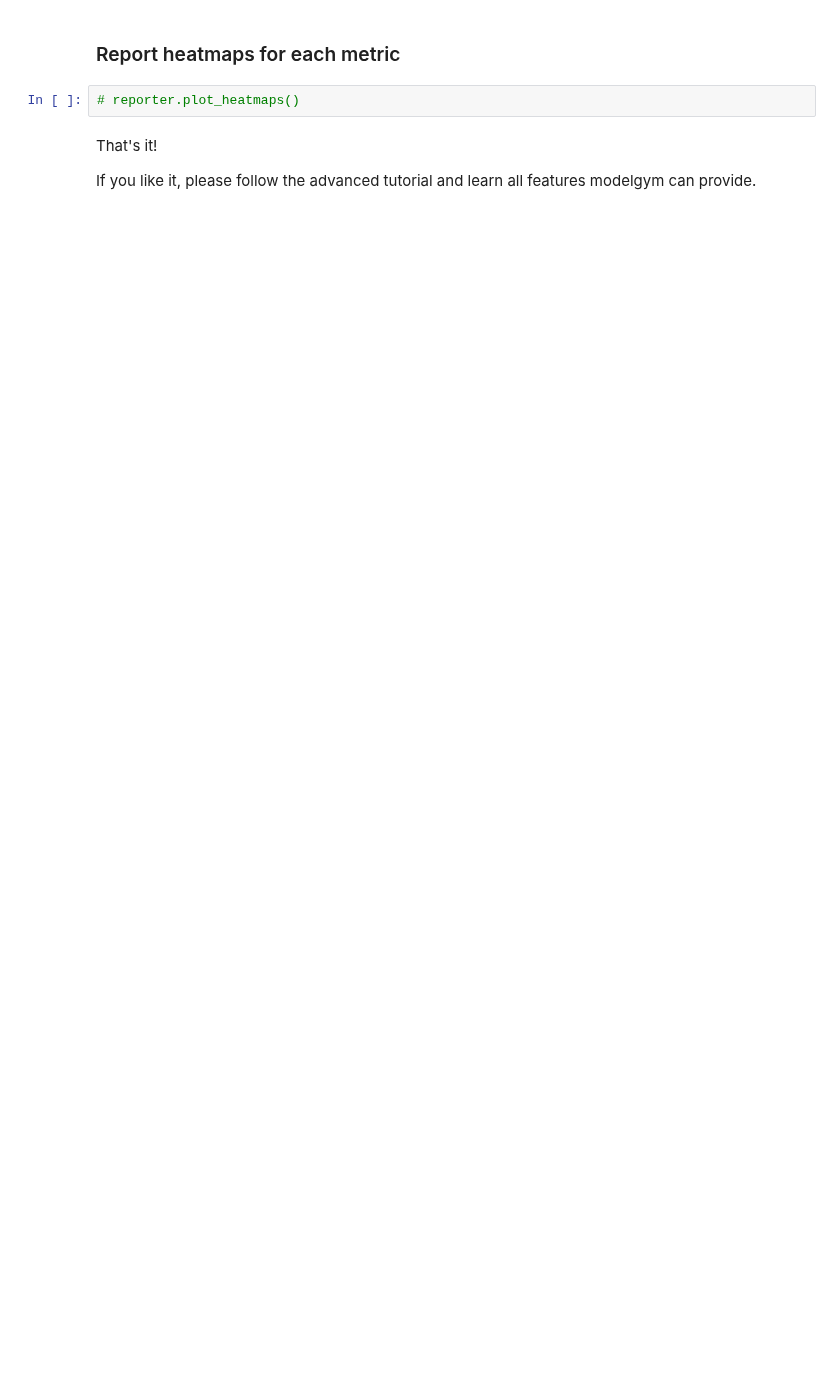
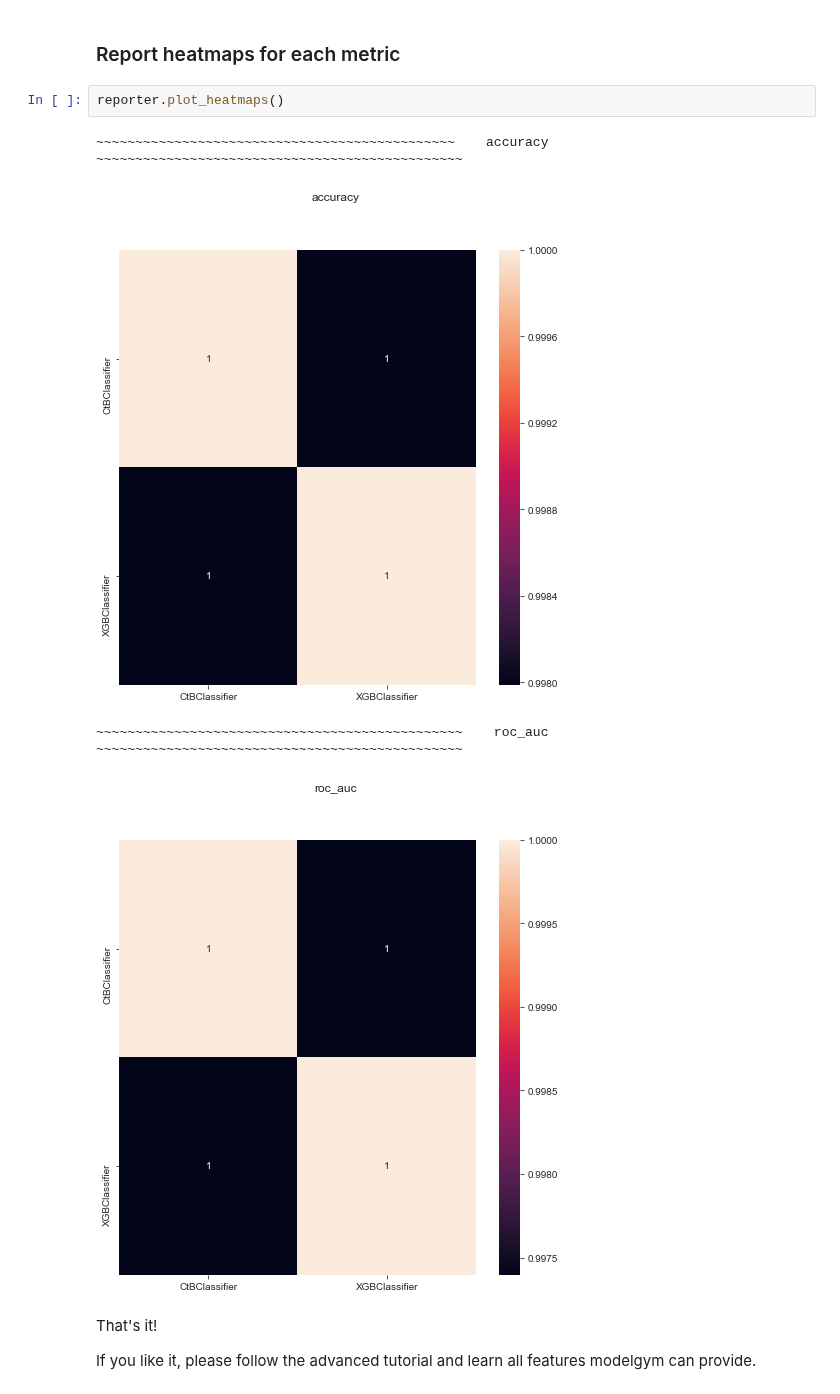
Before and after one commit to yandexdataschool/modelgym, a Jupyter notebook: example/skopt_example.ipynb, the cells around one changed output. Cells and saved outputs as stored; diff of their text form; blank space fills up the shorter version.

```diff
--- a/example/skopt_example.ipynb
+++ b/example/skopt_example.ipynb
@@ -142,7 +144,12 @@ reporter.plot_all_metrics()
 # %% [markdown]
 ### Report heatmaps for each metric
-# %%
-# reporter.plot_heatmaps()
+# %%
+reporter.plot_heatmaps()
+# %% [output]
+~~~~~~~~~~~~~~~~~~~~~~~~~~~~~~~~~~~~~~~~~~~~~~    accuracy    ~~~~~~~~~~~~~~~~~~~~~~~~~~~~~~~~~~~~~~~~~~~~~~~
+[figure, added]
+~~~~~~~~~~~~~~~~~~~~~~~~~~~~~~~~~~~~~~~~~~~~~~~    roc_auc    ~~~~~~~~~~~~~~~~~~~~~~~~~~~~~~~~~~~~~~~~~~~~~~~
+[figure, added]
 # %% [markdown]
 That's it!
 
```
Also changed, not shown: parts of 5 cells of this notebook.
